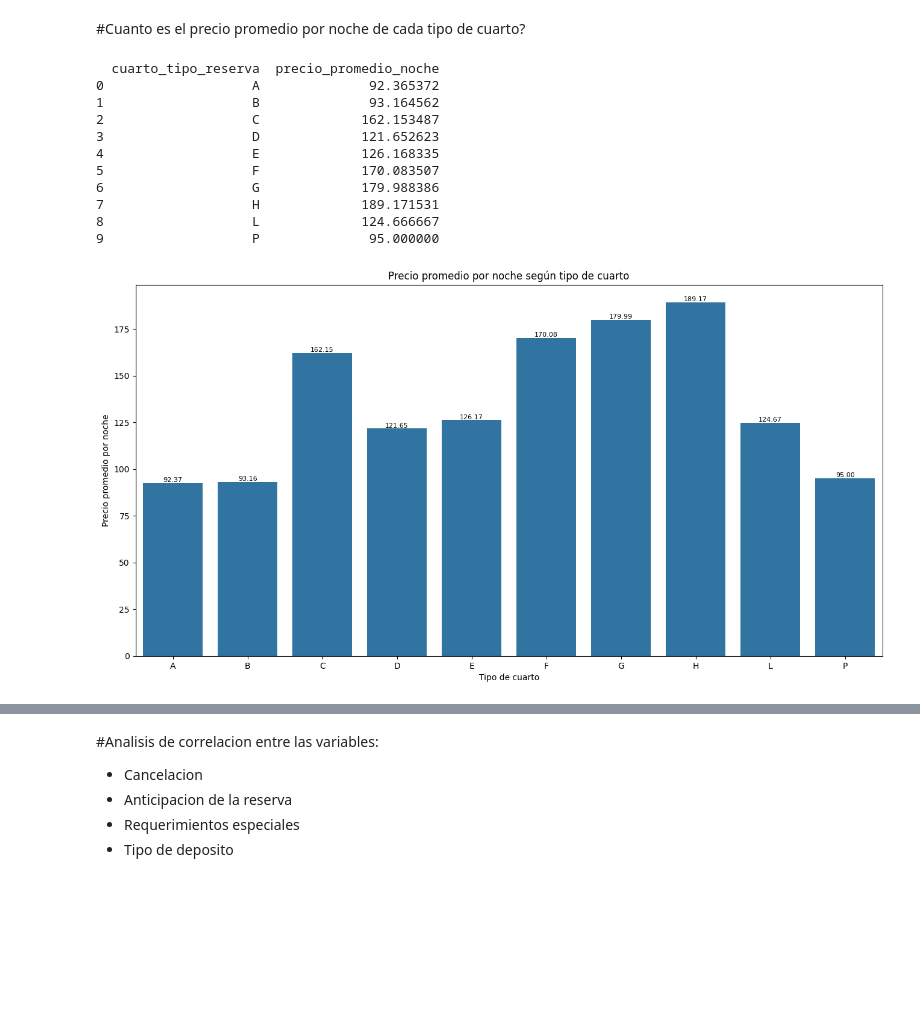
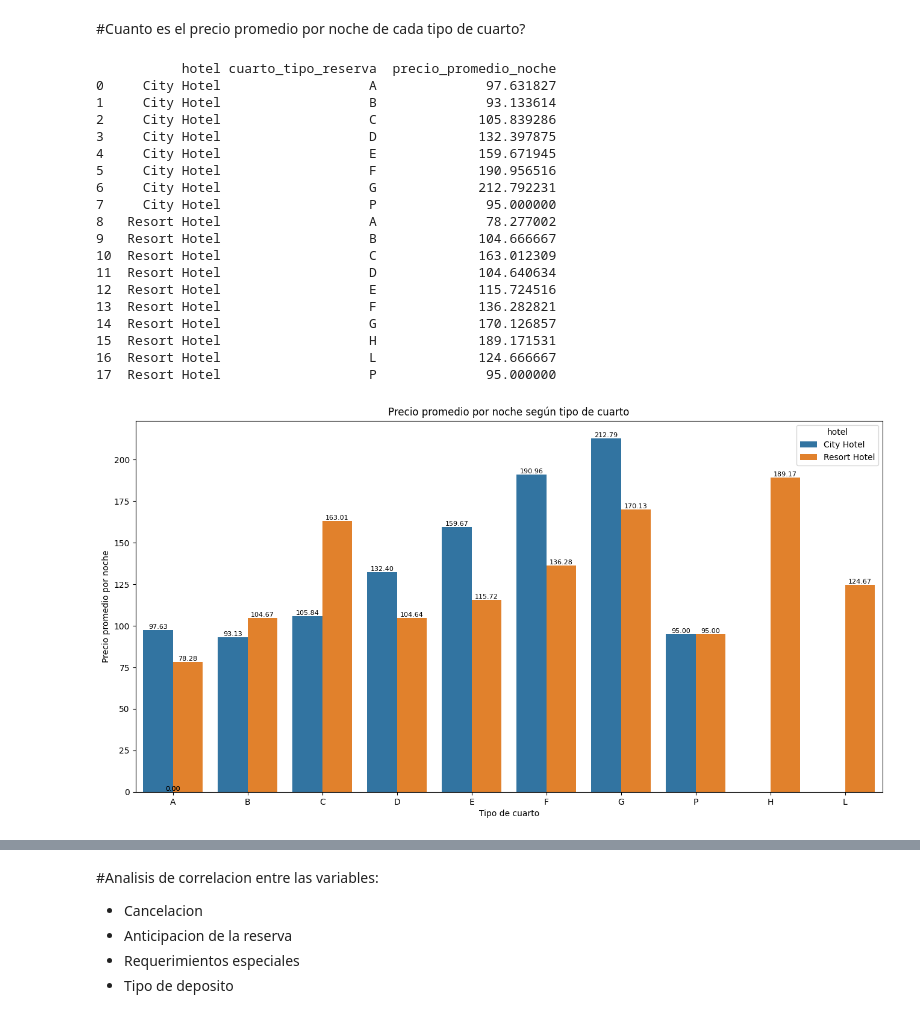
Before and after one commit to cinth90/Datascience1, a Jupyter notebook: ProyectoDS_ParteIII_Debenedetto_ipynb.ipynb, the cells around one changed output, grey strips where cells are left out. Cells and saved outputs as stored; diff of their text form; code cells hidden in the pictures; blank space fills up the shorter version.

```diff
--- a/ProyectoDS_ParteIII_Debenedetto_ipynb.ipynb
+++ b/ProyectoDS_ParteIII_Debenedetto_ipynb.ipynb
@@ -454,7 +486,7 @@ Las siguientes variables son categoricas por lo que se realiza un one-hot encode
 la variable llegada_mes tiene un orden natural por lo que se respeta su cardinalidad usando label encoded. ['January' < 'February' < 'March' < 'April' ... 'September' < 'October' <'November' < 'December']
 # %%
 #one-hot encoding para columnas categoricas
-one_hot_cols = ['hotel', 'comida', 'segmento_de_mercado', 'cuarto_tipo_reserva','cuarto_tipo_asignado', 'deposito_tipo', 'reserva_tipo']
+one_hot_cols = ['comida', 'segmento_de_mercado', 'cuarto_tipo_reserva','cuarto_tipo_asignado', 'deposito_tipo', 'reserva_tipo']
 
 df_imputed_IQR = pd.get_dummies(df_imputed_IQR, columns=one_hot_cols)
 
@@ -548,8 +576,8 @@ top_6_paises = df_imputed_IQR['huesped_pais'].value_counts().nlargest(6).index #
 df_top6 = df_imputed_IQR[df_imputed_IQR['huesped_pais'].isin(top_6_paises)] #filtro mi dataset y creo el df_top6
 
 plt.figure(figsize=(16,8))
-ax = sns.countplot(x='huesped_pais', data=df_top6, order=top_6_paises)
-plt.title('Cantidad de huéspedes por país (Top 6)')
+ax = sns.countplot(x='huesped_pais', data=df_top6, order=top_6_paises, hue='hotel')
+plt.title('Cantidad de huéspedes por país y Hotel (Top 6)')
 plt.xlabel('País')
 plt.ylabel('Cantidad')
 # Agregar etiquetas arriba de cada barra
@@ -777,38 +807,47 @@ Promover eventos corporativos, retiros o escapadas románticas en los meses de m
 # %%
 # Calcular promedio y convertir en DataFrame
 df_imputed = pd.DataFrame(df_imputed)
-df_promedios = df_imputed.groupby('cuarto_tipo_reserva')['precio_promedio_noche'].mean().reset_index()
+df_promedios = df_imputed.groupby(['hotel','cuarto_tipo_reserva'])['precio_promedio_noche'].mean().reset_index()
 
 print(df_promedios)
 
 plt.figure(figsize=(16,8))
 ax = sns.barplot(
     data=df_promedios,
     x='cuarto_tipo_reserva',           # eje X: tipo de cuarto
-    y='precio_promedio_noche'          # eje Y: promedio
+    y='precio_promedio_noche',          # eje Y: promedio
+    hue='hotel'
 )
 
 plt.title('Precio promedio por noche según tipo de cuarto')
 plt.ylabel('Precio promedio por noche')
 plt.xlabel('Tipo de cuarto')
 
 #números sobre las barras
 for p in ax.patches:
     ax.annotate(f'{p.get_height():.2f}',  # mostrar con 2 decimales
                 (p.get_x() + p.get_width() / 2, p.get_height()),
                 ha='center', va='bottom', fontsize=8)
 
 plt.show()
 # %% [output]
-  cuarto_tipo_reserva  precio_promedio_noche
-0                   A              92.365372
-1                   B              93.164562
-2                   C             162.153487
-3                   D             121.652623
-4                   E             126.168335
-5                   F             170.083507
-6                   G             179.988386
-7                   H             189.171531
-8                   L             124.666667
-9                   P              95.000000
+           hotel cuarto_tipo_reserva  precio_promedio_noche
+0     City Hotel                   A              97.631827
+1     City Hotel                   B              93.133614
+2     City Hotel                   C             105.839286
+3     City Hotel                   D             132.397875
+4     City Hotel                   E             159.671945
+5     City Hotel                   F             190.956516
+6     City Hotel                   G             212.792231
+7     City Hotel                   P              95.000000
+8   Resort Hotel                   A              78.277002
+9   Resort Hotel                   B             104.666667
+10  Resort Hotel                   C             163.012309
+11  Resort Hotel                   D             104.640634
+12  Resort Hotel                   E             115.724516
+13  Resort Hotel                   F             136.282821
+14  Resort Hotel                   G             170.126857
+15  Resort Hotel                   H             189.171531
+16  Resort Hotel                   L             124.666667
+17  Resort Hotel                   P              95.000000
-[figure, old version]
+[figure, new version]
```
Also changed, not shown: parts of 64 cells of this notebook.
